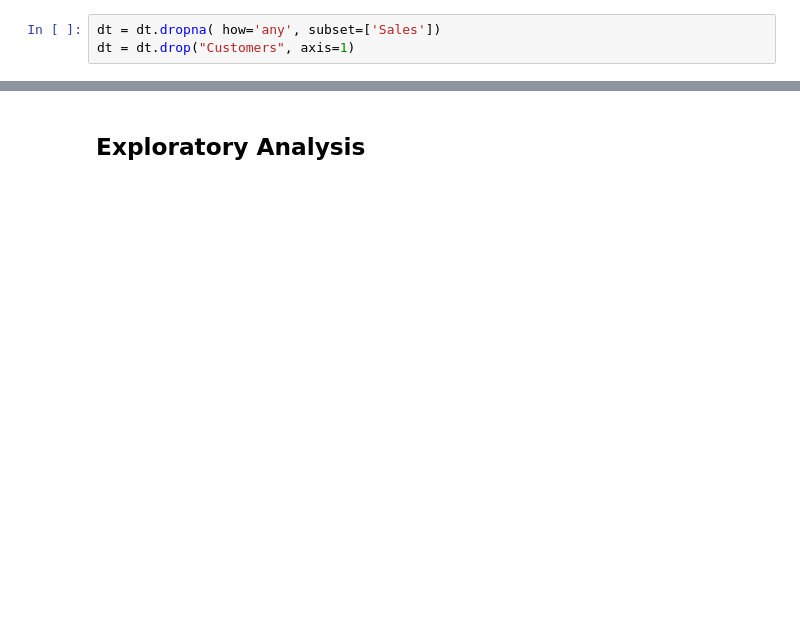
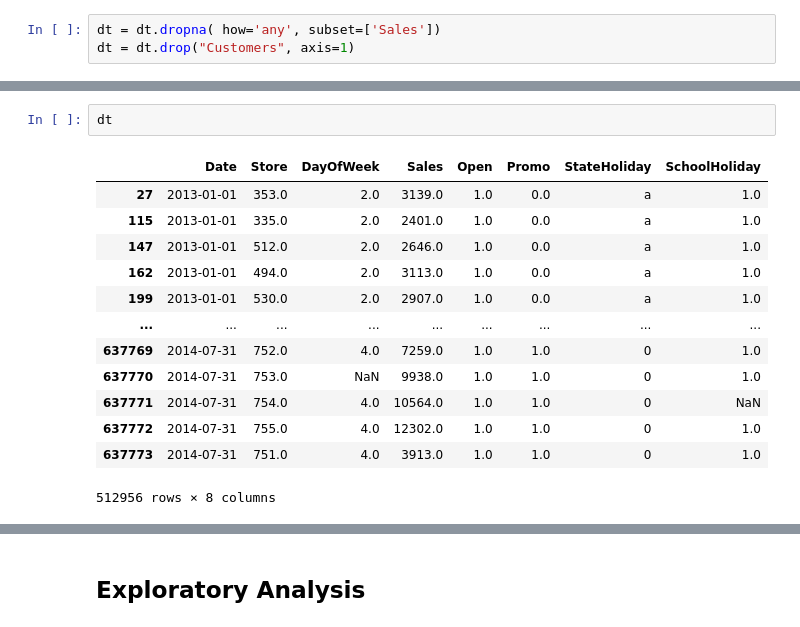
Before and after one commit to Kkshanana90/Sales-Prediction, a Jupyter notebook: TeamAnselSebastian.ipynb, the cells around one changed output, grey strips where cells are left out. Saved outputs shown, nothing was run; the diff lists cells and outputs as text; blank space fills up the shorter version.

```diff
--- a/TeamAnselSebastian.ipynb
+++ b/TeamAnselSebastian.ipynb
@@ -46,0 +49,16 @@ dt.loc[:, "Sales"].mean()
+# %%
+dt
+# %% [output]
+|  | Date | Store | DayOfWeek | Sales | Open | Promo | StateHoliday | SchoolHoliday |
+| 27 | 2013-01-01 | 353.0 | 2.0 | 3139.0 | 1.0 | 0.0 | a | 1.0 |
+| 115 | 2013-01-01 | 335.0 | 2.0 | 2401.0 | 1.0 | 0.0 | a | 1.0 |
+| 147 | 2013-01-01 | 512.0 | 2.0 | 2646.0 | 1.0 | 0.0 | a | 1.0 |
+| 162 | 2013-01-01 | 494.0 | 2.0 | 3113.0 | 1.0 | 0.0 | a | 1.0 |
+| 199 | 2013-01-01 | 530.0 | 2.0 | 2907.0 | 1.0 | 0.0 | a | 1.0 |
+| ... | ... | ... | ... | ... | ... | ... | ... | ... |
+| 637769 | 2014-07-31 | 752.0 | 4.0 | 7259.0 | 1.0 | 1.0 | 0 | 1.0 |
+| 637770 | 2014-07-31 | 753.0 | NaN | 9938.0 | 1.0 | 1.0 | 0 | 1.0 |
+| 637771 | 2014-07-31 | 754.0 | 4.0 | 10564.0 | 1.0 | 1.0 | 0 | NaN |
+| 637772 | 2014-07-31 | 755.0 | 4.0 | 12302.0 | 1.0 | 1.0 | 0 | 1.0 |
+| 637773 | 2014-07-31 | 751.0 | 4.0 | 3913.0 | 1.0 | 1.0 | 0 | 1.0 |
+512956 rows × 8 columns
```
Also changed, not shown: parts of 43 cells of this notebook.
